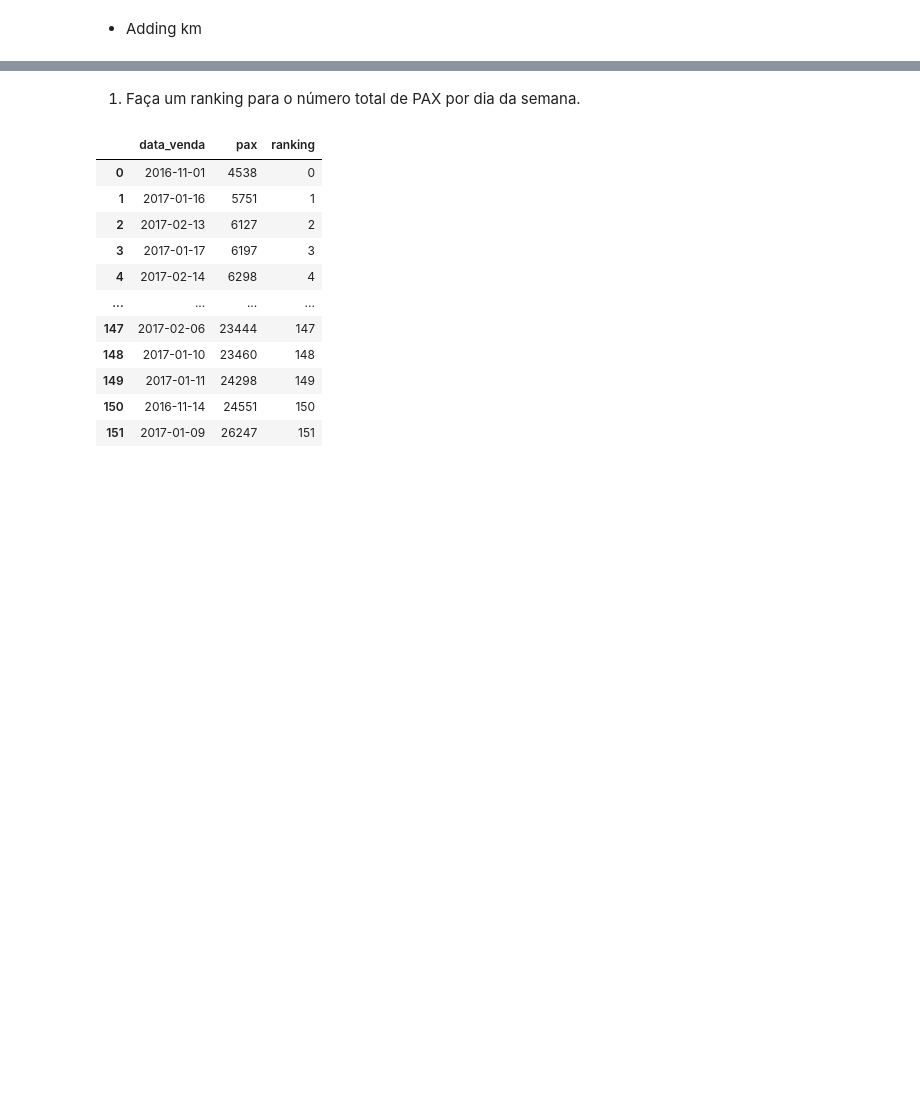
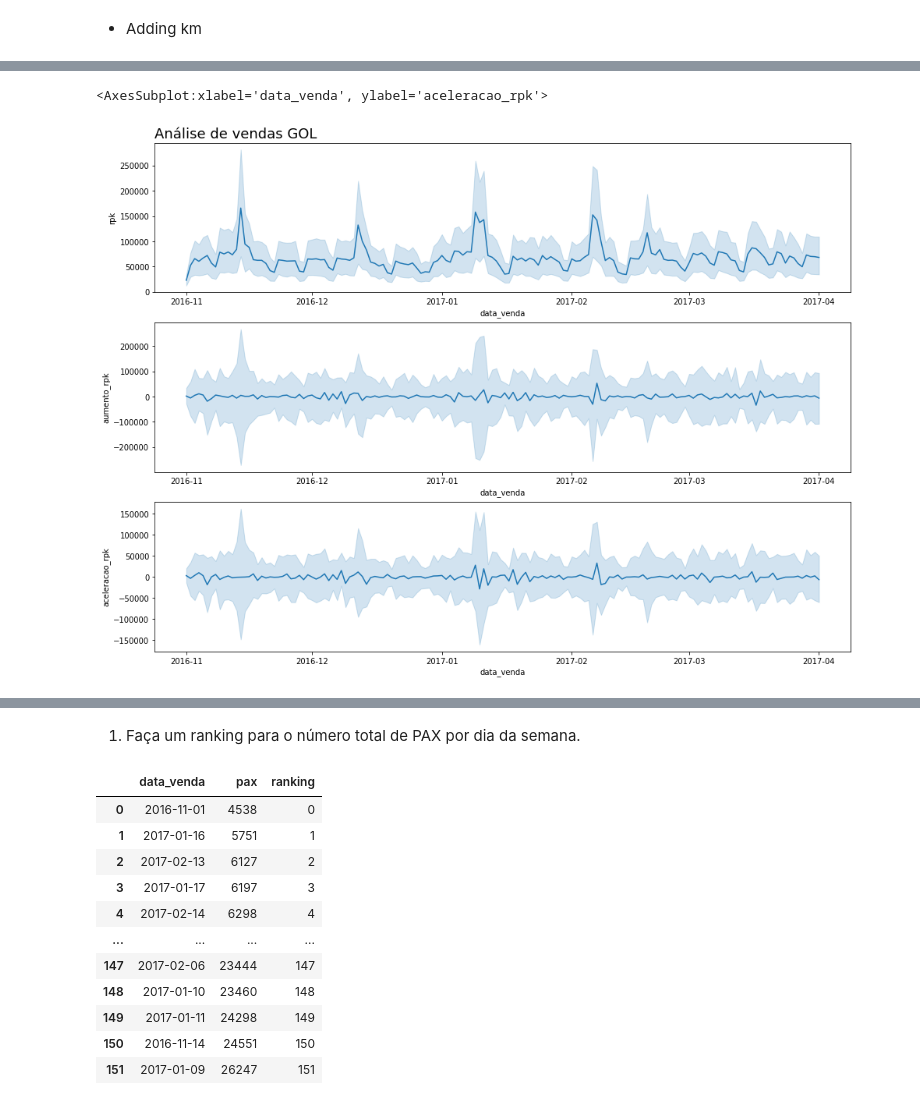
Before and after one commit to alexaugusto23/Gol_Cases, a Jupyter notebook: case01.ipynb, the cells around one changed output, grey strips where cells are left out. Saved outputs shown, nothing was run; the diff lists cells and outputs as text; code cells hidden in the pictures; blank space fills up the shorter version.

```diff
--- a/case01.ipynb
+++ b/case01.ipynb
@@ -125,0 +206,5 @@ _df['km'] = _df['rpk'] / _df['pax']
+# %%
+plot_comparacao(x='data_venda', y1='rpk', y2='aumento_rpk', y3='aceleracao_rpk', dataset=_df, titulo='Análise de vendas GOL')
+# %% [output]
+<AxesSubplot:xlabel='data_venda', ylabel='aceleracao_rpk'>
+[figure, added]
```
Also changed, not shown: parts of 22 cells of this notebook.
